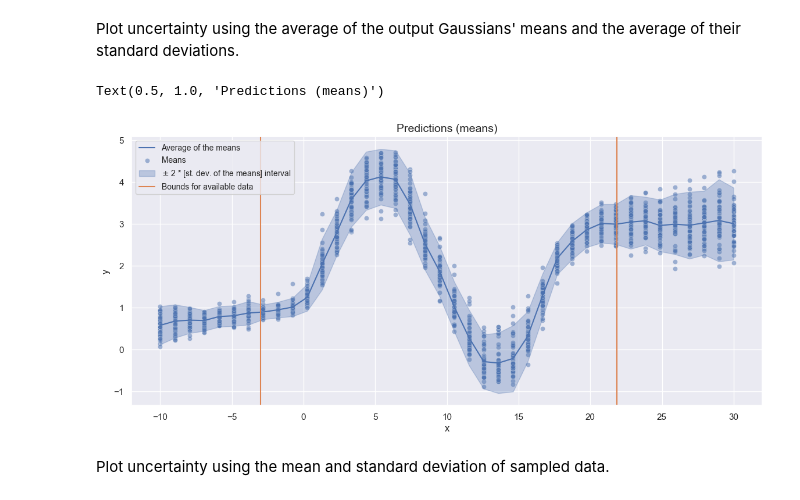
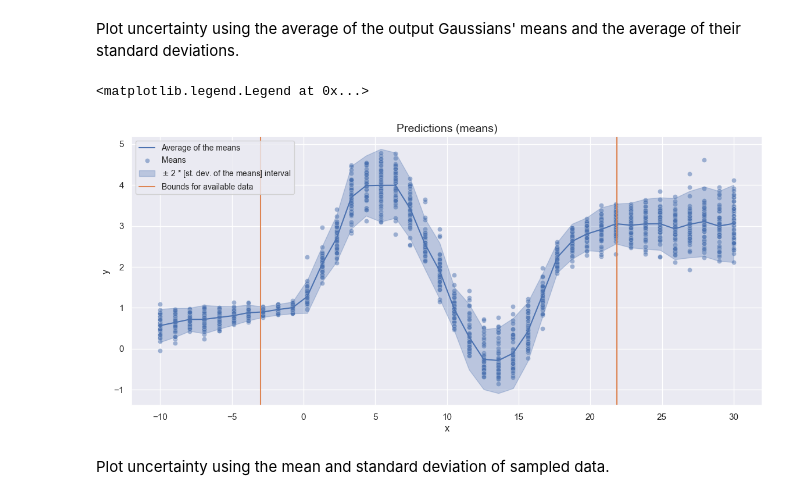
Before and after one commit to emanuele-moscato/bayesian-explorations, a Jupyter notebook: notebooks/regression_techniques_review.ipynb, the cells around one changed output. Drawn from its saved outputs; the diff is of its cells as text; code cells hidden in the pictures.

```diff
--- a/notebooks/regression_techniques_review.ipynb
+++ b/notebooks/regression_techniques_review.ipynb
@@ -655,46 +645,19 @@ average_stdevs = tf.reduce_mean(stdevs, axis=0)
 # %%
-fig = plt.figure(figsize=(14, 6))
-
-sns.lineplot(
-    x=x_interval.numpy(),
-    y=average_means,
-    color=sns.color_palette()[0],
-    label='Average of the means'
-)
-
-sns.scatterplot(
-    x=tf.reshape(tf.constant([[x_position.numpy()] * means.shape[0] for x_position in x_interval]), x_interval.shape[0] * means.shape[0]).numpy(),
-    y=tf.reshape(tf.transpose(means), means.shape[0] * means.shape[1]),
-    color=sns.color_palette()[0],
-    label='Means',
-    alpha=.5
-)
-
-plt.fill_between(
-    x=x_interval.numpy(),
-    y1=average_means - 2. * stdev_means,
-    y2=average_means + 2. * stdev_means,
-    color=sns.color_palette()[0],
-    alpha=.3,
-    label='$\pm$ 2 * [st. dev. of the means] interval'
-)
+plot_uncertainty(-10., 30., 40, model_mc_dropout, how='means')
 
 plt.axvline(
     x=x[:, 0].numpy().min(),
     label='Bounds for available data',
     color=sns.color_palette()[1],
 )
 plt.axvline(
     x=x[:, 0].numpy().max(),
     color=sns.color_palette()[1],
 )
 
 plt.legend(fontsize=10, loc='upper left')
-plt.xlabel('x')
-plt.ylabel('y')
-plt.title('Predictions (means)', fontsize=14)
 # %% [output]
-Text(0.5, 1.0, 'Predictions (means)')
+<matplotlib.legend.Legend at 0x...>
-[figure, old version]
+[figure, new version]
 # %% [markdown]
 Plot uncertainty using the mean and standard deviation of sampled data.
```
Also changed, not shown: parts of 5 cells of this notebook, 1 other file.
